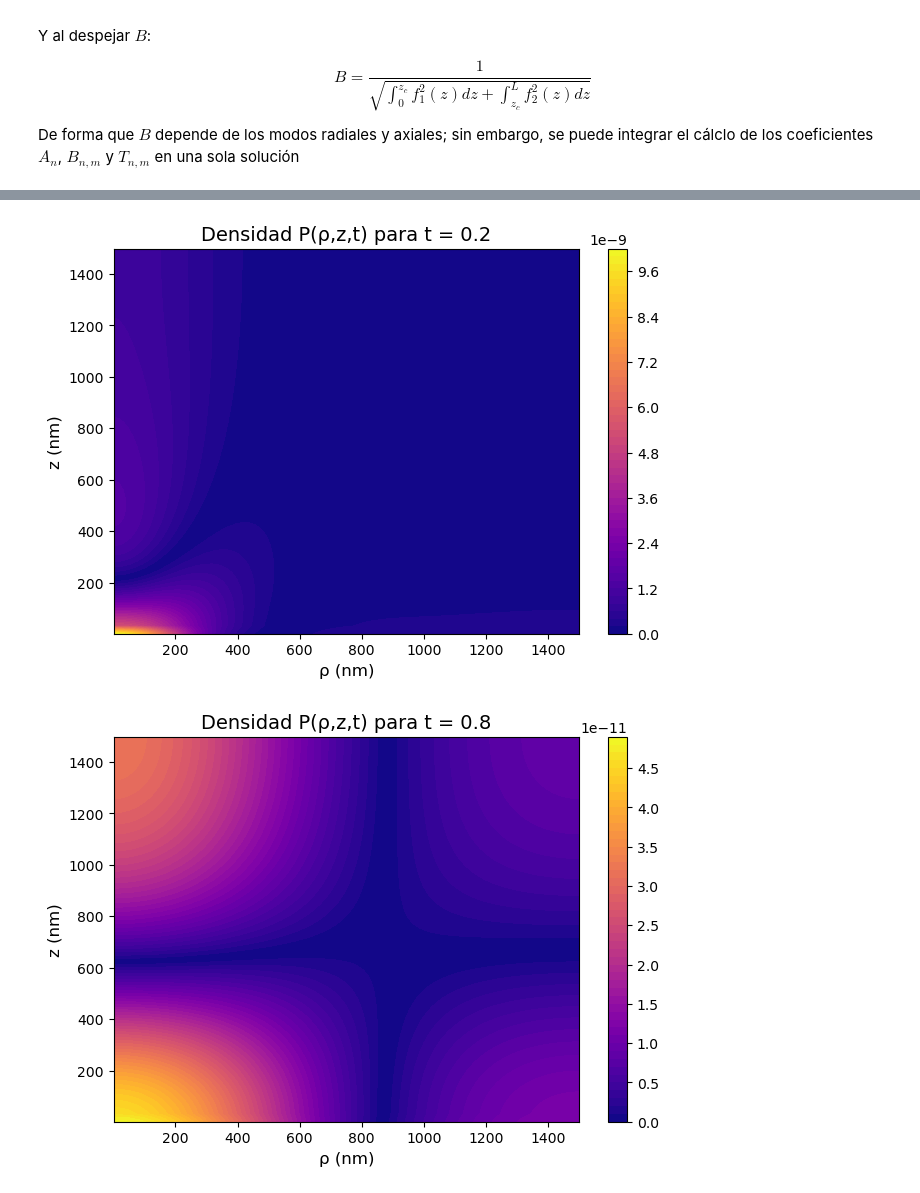
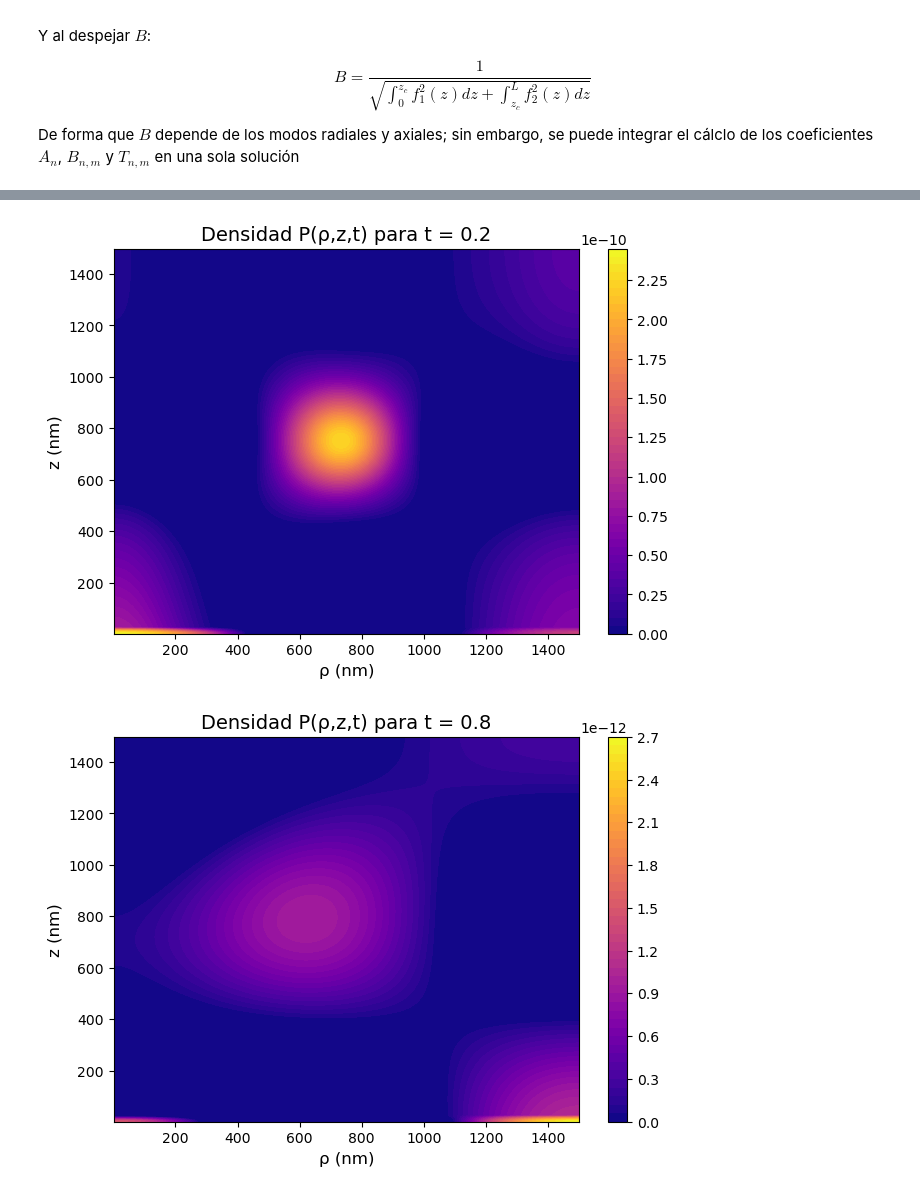
Before and after one commit to allanyst/tfm-efectos-superficie-nano-rmn, a Jupyter notebook: TFM_TwoRegionModel.ipynb, the cells around one changed output, grey strips where cells are left out. Drawn from its saved outputs; the diff is of its cells as text; code cells hidden in the pictures.

```diff
--- a/TFM_TwoRegionModel.ipynb
+++ b/TFM_TwoRegionModel.ipynb
@@ -11,7 +11,7 @@ from joblib import Parallel, delayed
 # Solución de la ecuación de difusión del modelo de dos regiones (_Two-Region Model_)
 # %%
 # Parámetros físicos
-D1 = 2e5              # nm²/s (región superficial)
+D1 = 2e4              # nm²/s (región superficial)
 D2 = 2e6              # nm²/s (región volumétrica)
 z_c = 25              # nm (altura de la interfaz)
 L = 1500              # nm (altura total)
@@ -149,7 +149,7 @@ def transcendental_eq(Lambda, alpha_n):
 # %%
 plt.figure(figsize=(7.5,5))
 for n in range(3):
-    Lambda=np.linspace(alpha_n[n]*np.sqrt(D2)+1e-3,1e1+alpha_n[n]*np.sqrt(D2)+1e-3,1000)
+    Lambda=np.linspace(alpha_n[n]*np.sqrt(D2)+1e-3,1e3+alpha_n[n]*np.sqrt(D2)+1e-3,1000)
     plt.plot(Lambda,transcendental_eq(Lambda,alpha_n[n]),label=f'n={n}')
 plt.legend()
 plt.title("Modos de la ecuación trascendental")
@@ -326,8 +326,8 @@ plt.close()
 # Se asume que la condición inicial es:
 #     P(ρ, z, 0) ∝ δ(ρ-ρ0) δ(z-z0) / (2πρ0)
 # Con ρ0 = 750 nm y z0 = 10 nm.
-rho0 = 75  # nm
-z0 = 10    # nm
+rho0 = 750  # nm
+z0 = 750    # nm
 
 def compute_A_nm(n):
     """Calcula A_{n,m} para un modo radial fijo n."""
@@ -399,10 +399,10 @@ def compute_P_vec(rho_vals, z_vals, t):
     S = np.dot(R0_mat.T, B.T)
 
     # Return absolute value, shaped back to (Nz, Nr)
-    return np.abs(S.T)
+    return np.maximum(S.T, 0)
 
-rho_vals = np.linspace(0.001 * R, 0.999 * R, 100)
-z_vals = np.linspace(0.001*L, 0.999*L, 100)
+rho_vals = np.linspace(0.001 * R, 0.999 * R, 1000)
+z_vals = np.linspace(0.001*L, 0.999*L, 1000)
 for t_val in [0,2e-4,8e-4,2e-3,8e-3,2e-2,8e-2,2e-1,8e-1,2]:
     P_val = compute_P_vec(rho_vals, z_vals, t=t_val)
 
@@ -426,2 +426,2 @@ for t_val in [0,2e-4,8e-4,2e-3,8e-3,2e-2,8e-2,2e-1,8e-1,2]:
-[figure, old version]
+[figure, new version]
-[figure, old version]
+[figure, new version]
```
Also changed, not shown: parts of 9 cells of this notebook, 38 other files.
